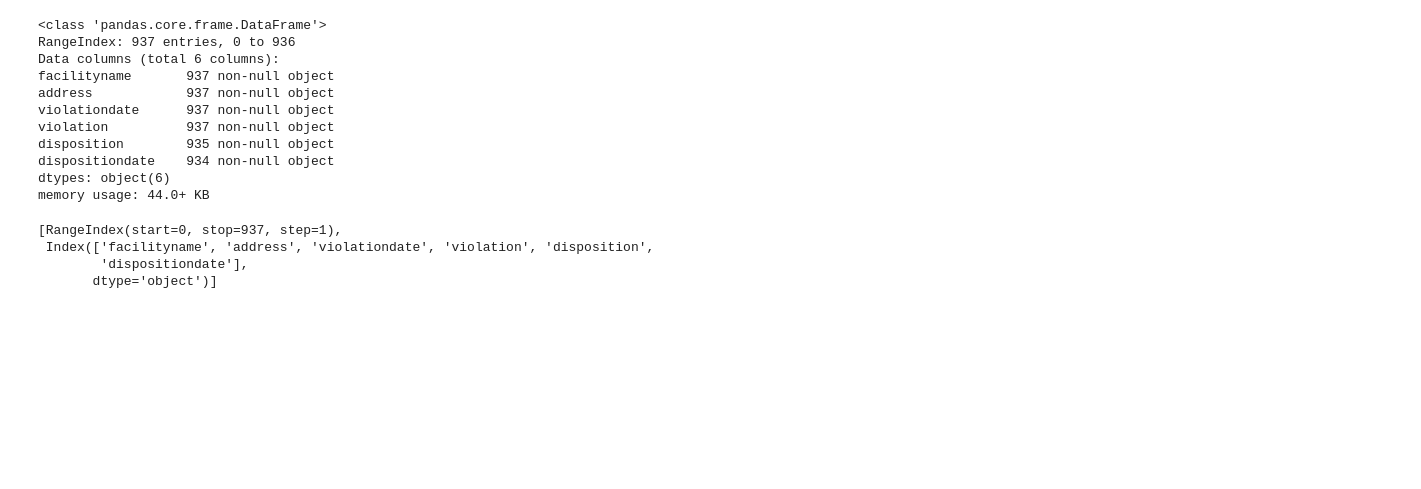
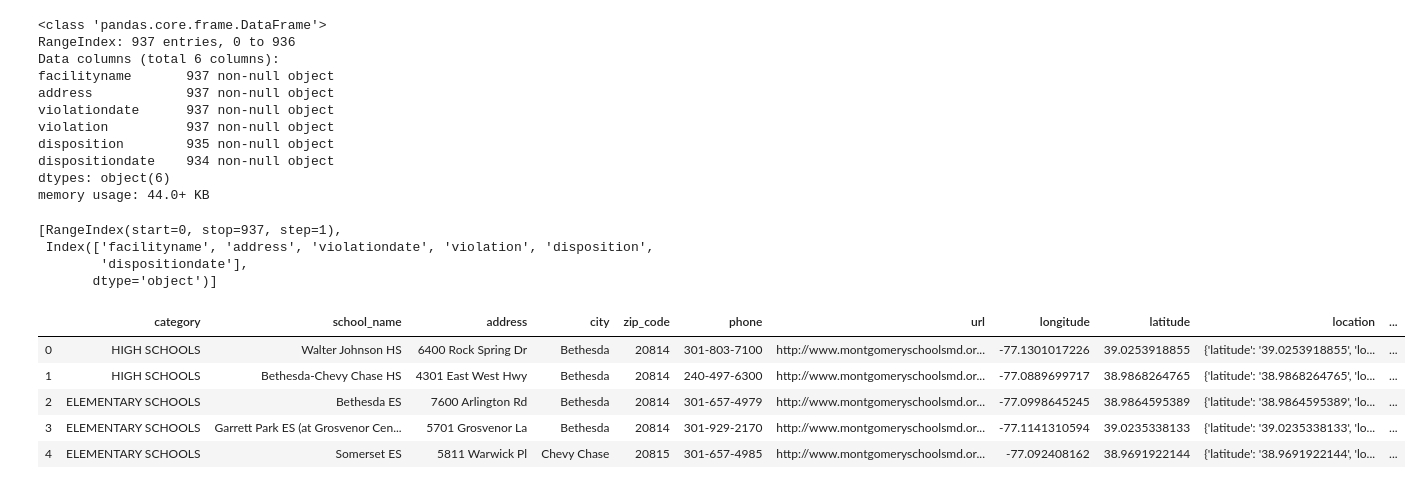
Before and after one commit to jenniferparaboschi/Data205Projects, a Jupyter notebook: JParaboschiProject.ipynb, the cells around one changed output. Cells and saved outputs as stored; diff of their text form; code cells hidden in the pictures; blank space fills up the shorter version.

```diff
--- a/JParaboschiProject.ipynb
+++ b/JParaboschiProject.ipynb
@@ -103,0 +107,11 @@ violations_data["disposition"]=violations_data["disposition"].fillna(value="No V
+# %%
+# Import the public high schools data set.
+schools_data = pd.DataFrame(requests.get("https://data.montgomerycountymd.gov/resource/772q-4wm8.json").json())
+schools_data.head()
+# %% [output]
+|  | category | school_name | address | city | zip_code | phone | url | longitude | latitude | location | ... |
+| 0 | HIGH SCHOOLS | Walter Johnson HS | 6400 Rock Spring Dr | Bethesda | 20814 | 301-803-7100 | http://www.montgomeryschoolsmd.or... | -77.1301017226 | 39.0253918855 | {'latitude': '39.0253918855', 'lo... | ... |
+| 1 | HIGH SCHOOLS | Bethesda-Chevy Chase HS | 4301 East West Hwy | Bethesda | 20814 | 240-497-6300 | http://www.montgomeryschoolsmd.or... | -77.0889699717 | 38.9868264765 | {'latitude': '38.9868264765', 'lo... | ... |
+| 2 | ELEMENTARY SCHOOLS | Bethesda ES | 7600 Arlington Rd | Bethesda | 20814 | 301-657-4979 | http://www.montgomeryschoolsmd.or... | -77.0998645245 | 38.9864595389 | {'latitude': '38.9864595389', 'lo... | ... |
+| 3 | ELEMENTARY SCHOOLS | Garrett Park ES (at Grosvenor Cen... | 5701 Grosvenor La | Bethesda | 20814 | 301-929-2170 | http://www.montgomeryschoolsmd.or... | -77.1141310594 | 39.0235338133 | {'latitude': '39.0235338133', 'lo... | ... |
+| 4 | ELEMENTARY SCHOOLS | Somerset ES | 5811 Warwick Pl | Chevy Chase | 20815 | 301-657-4985 | http://www.montgomeryschoolsmd.or... | -77.092408162 | 38.9691922144 | {'latitude': '38.9691922144', 'lo... | ... |
```
Also changed, not shown: parts of 19 cells of this notebook.
